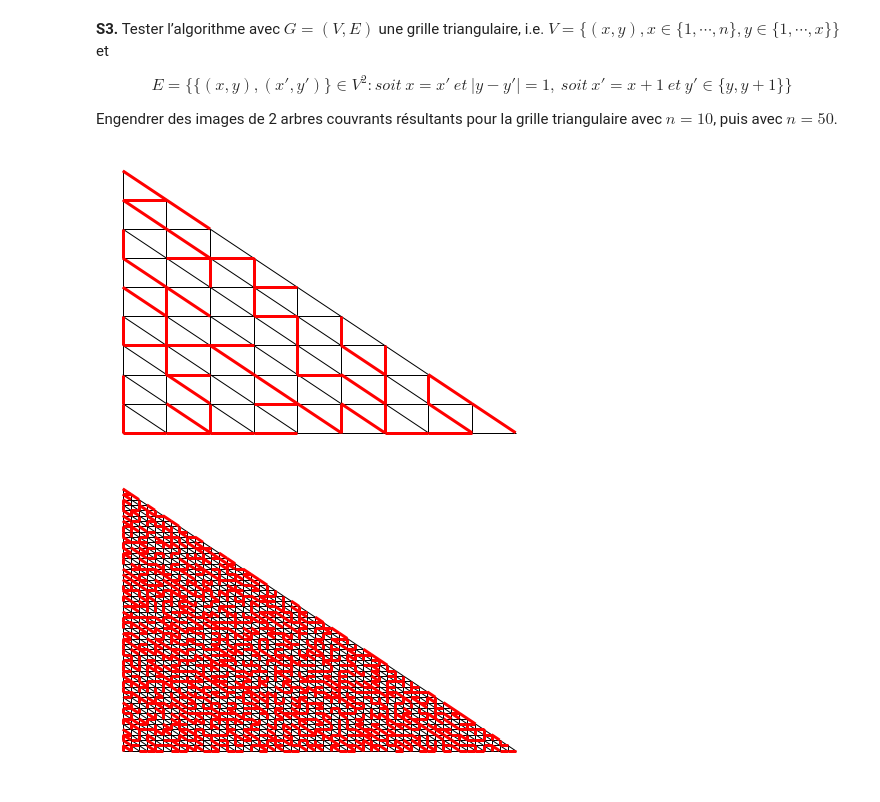
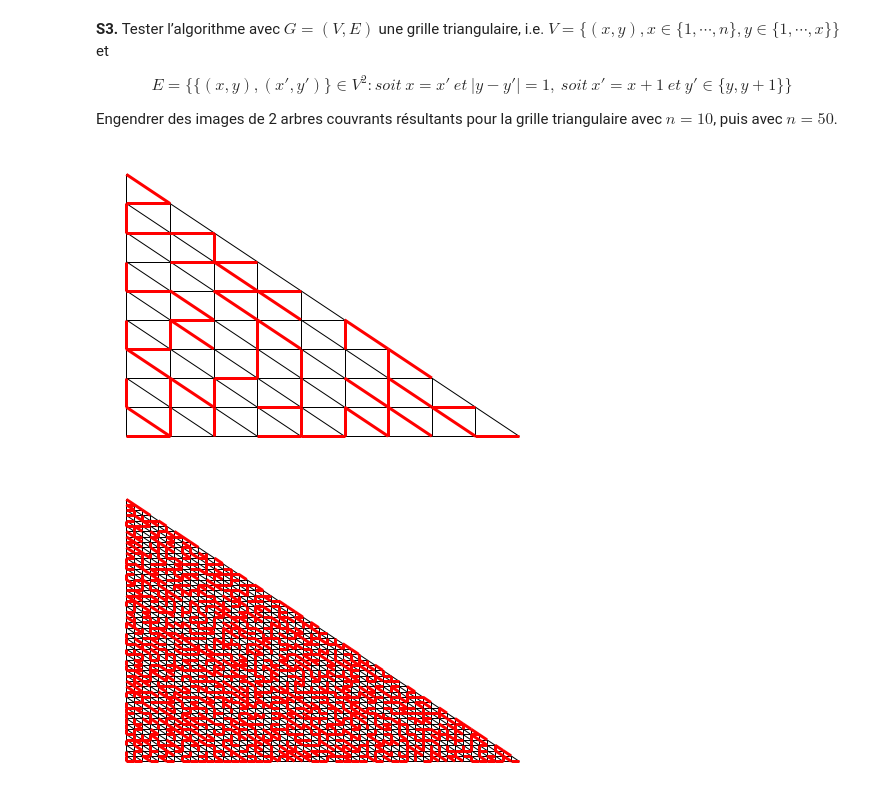
Before and after one commit to gostreap/wilson_algorithm, a Jupyter notebook: wilson.ipynb, the cells around one changed output. Drawn from its saved outputs; the diff is of its cells as text; code cells hidden in the pictures.

Commit message:
modif code triangle

```diff
--- a/wilson.ipynb
+++ b/wilson.ipynb
@@ -151,6 +151,7 @@ class Graph:
 
         for (vertex_1, vertex_2) in edges:
             self.edges[vertex_1].add(vertex_2)
+            self.edges[vertex_2].add(vertex_1)
 
     def add_vertex(self, vertex):
         self.vertices.add(vertex)
@@ -277,37 +278,38 @@ $$ E=\{\{ (x,y), (x',y')\} \in V^2 : soit~x=x'~et~ \lvert y-y' \rvert = 1, ~soit
 Engendrer des images de 2 arbres couvrants résultants pour la grille triangulaire avec $n = 10$, puis avec $n = 50$.
 # %%
 def triangle_coordinate_to_node(i, j):
-    return int(j*(j+1)/2+i)
+    return int(i*(i+1)/2+j)
+
 
 def triangle_graph(n):
     vertices = list(range(int(n*(n+1)/2)))
     edges = []
-    for j in range(n):
-        for i in range(j+1):
-            if i > 0 and j > 0:
-                edges.append((triangle_coordinate_to_node(i,j), triangle_coordinate_to_node(i-1,j-1)))
-            if j > 0 and j != i:
-                edges.append((triangle_coordinate_to_node(i,j), triangle_coordinate_to_node(i,j-1)))
-            if i > 0:
-                edges.append((triangle_coordinate_to_node(i,j), triangle_coordinate_to_node(i-1,j)))
-            if i < j:
-                edges.append((triangle_coordinate_to_node(i,j), triangle_coordinate_to_node(i+1,j)))
-            if j < n-1:
-                edges.append((triangle_coordinate_to_node(i,j), triangle_coordinate_to_node(i,j+1)))
-            if i < n-1 and j < n-1:
-                edges.append((triangle_coordinate_to_node(i,j), triangle_coordinate_to_node(i+1,j+1)))
+    for i in range(n):
+        for j in range(i+1):
+            if j > 0:
+                edges.append((triangle_coordinate_to_node(i, j),
+                              triangle_coordinate_to_node(i, j-1)))
+            if j < i:
+                edges.append((triangle_coordinate_to_node(i, j),
+                              triangle_coordinate_to_node(i, j+1)))
+            if i < n-1:
+                edges.append((triangle_coordinate_to_node(i, j),
+                              triangle_coordinate_to_node(i+1, j)))
+            if j < i+1 and i < n-1:
+                edges.append((triangle_coordinate_to_node(i, j),
+                              triangle_coordinate_to_node(i+1, j+1)))
     return Graph(vertices=vertices, edges=edges)
 
 
 def triangle_pos(n):
     pos = dict()
-    for j in range(n):
-        for i in range(j+1):
-            pos[triangle_coordinate_to_node(i,j)] = (i, -j)
+    for i in range(n):
+        for j in range(i+1):
+            pos[triangle_coordinate_to_node(i, j)] = (-i, j)
     return pos
 
 wilson_and_drow(triangle_graph(10), triangle_pos(10))
 wilson_and_drow(triangle_graph(50), triangle_pos(50))
 # %% [output]
-[figure, old version]
+[figure, new version]
-[figure, old version]
+[figure, new version]
```
Also changed, not shown: parts of 1 cell of this notebook, 1 other file.
